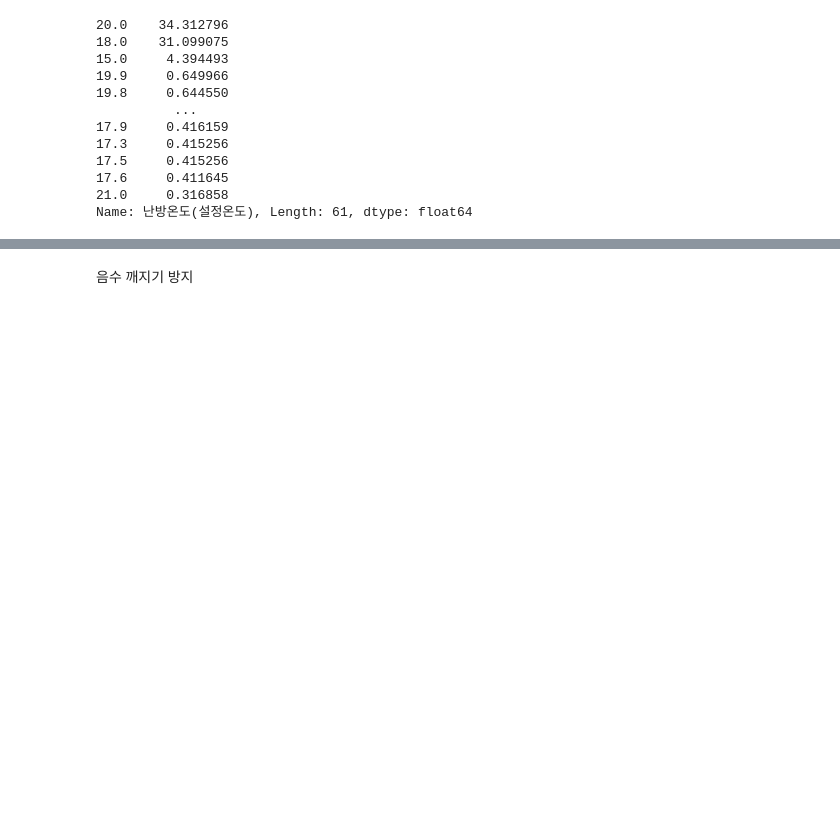
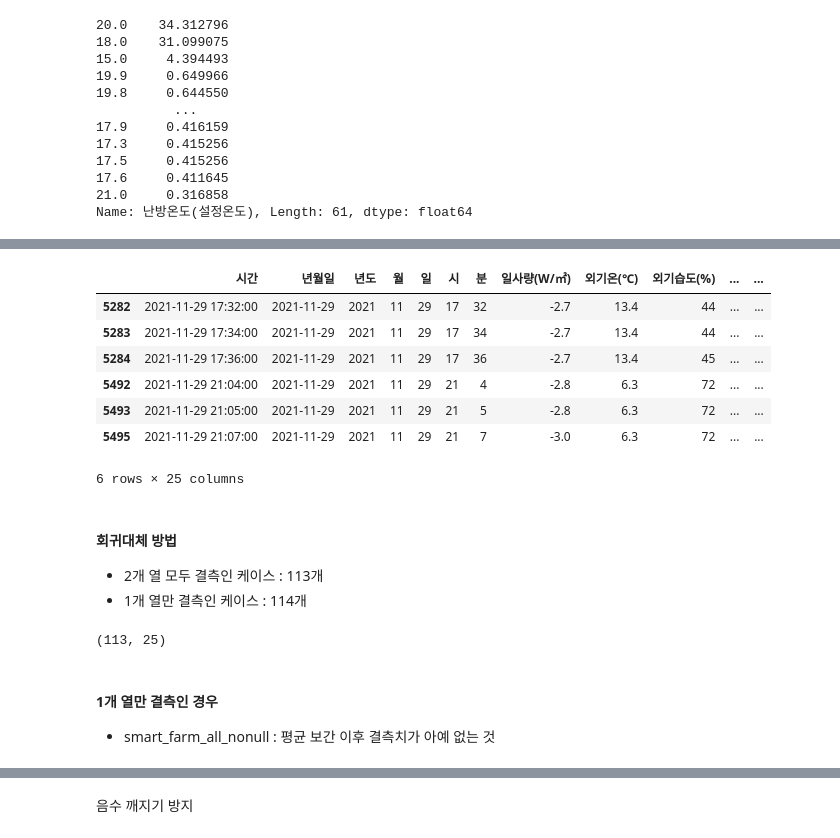
Before and after one commit to yxbxn/smart_farm, a Jupyter notebook: EDA.ipynb, the cells around one changed output, grey strips where cells are left out. Drawn from its saved outputs; the diff is of its cells as text; code cells hidden in the pictures; blank space fills up the shorter version.

```diff
--- a/EDA.ipynb
+++ b/EDA.ipynb
@@ -743,0 +794,19 @@ Name: 난방온도(설정온도), Length: 61, dtype: float64
+# %%
+def get_온도_결측치(data):
+
+    측정목록 = ["환기온도(천창 제어온도)","난방온도(설정온도)"]
+    결과리스트 = []
+
+    # 데이터프레임 copy하기
+    df = data.copy()
+
+    for 항목 in 측정목록:
+        for idx,row in df[df[항목].isnull()].iterrows():
+            if df.loc[idx+1,항목] != np.nan:
+                if df.loc[idx-1,항목] != np.nan:
+                    df.loc[idx,항목] = ( df.loc[idx+1,항목]+df.loc[idx-1,항목] ) / 2
+    결과리스트.append(df)
+
+    return pd.concat(결과리스트,axis=0,ignore_index = True)
+# %%
+smart_farm_nonull = get_온도_결측치(smart_farm_null)
@@ -743,0 +833,23 @@ Name: 난방온도(설정온도), Length: 61, dtype: float64
+# %%
+# 결측치 처리 후
+smart_farm_nonull.iloc[[5282,5283,5284,5492,5493,5495],:]
+# %% [output]
+|  | 시간 | 년월일 | 년도 | 월 | 일 | 시 | 분 | 일사량(W/㎡) | 외기온(℃) | 외기습도(%) | ... | ... |
+| 5282 | 2021-11-29 17:32:00 | 2021-11-29 | 2021 | 11 | 29 | 17 | 32 | -2.7 | 13.4 | 44 | ... | ... |
+| 5283 | 2021-11-29 17:34:00 | 2021-11-29 | 2021 | 11 | 29 | 17 | 34 | -2.7 | 13.4 | 44 | ... | ... |
+| 5284 | 2021-11-29 17:36:00 | 2021-11-29 | 2021 | 11 | 29 | 17 | 36 | -2.7 | 13.4 | 45 | ... | ... |
+| 5492 | 2021-11-29 21:04:00 | 2021-11-29 | 2021 | 11 | 29 | 21 | 4 | -2.8 | 6.3 | 72 | ... | ... |
+| 5493 | 2021-11-29 21:05:00 | 2021-11-29 | 2021 | 11 | 29 | 21 | 5 | -2.8 | 6.3 | 72 | ... | ... |
+| 5495 | 2021-11-29 21:07:00 | 2021-11-29 | 2021 | 11 | 29 | 21 | 7 | -3.0 | 6.3 | 72 | ... | ... |
+6 rows × 25 columns
+# %% [markdown]
+#### 회귀대체 방법
+- 2개 열 모두 결측인 케이스 : 113개
+- 1개 열만 결측인 케이스 : 114개
+# %%
+smart_farm_nonull[(smart_farm_nonull["환기온도(천창 제어온도)"].isnull()) & (smart_farm_nonull["난방온도(설정온도)"].isnull())].shape
+# %% [output]
+(113, 25)
+# %% [markdown]
+#### 1개 열만 결측인 경우
+- smart_farm_all_nonull : 평균 보간 이후 결측치가 아예 없는 것
```
Also changed, not shown: parts of 26 cells of this notebook.
